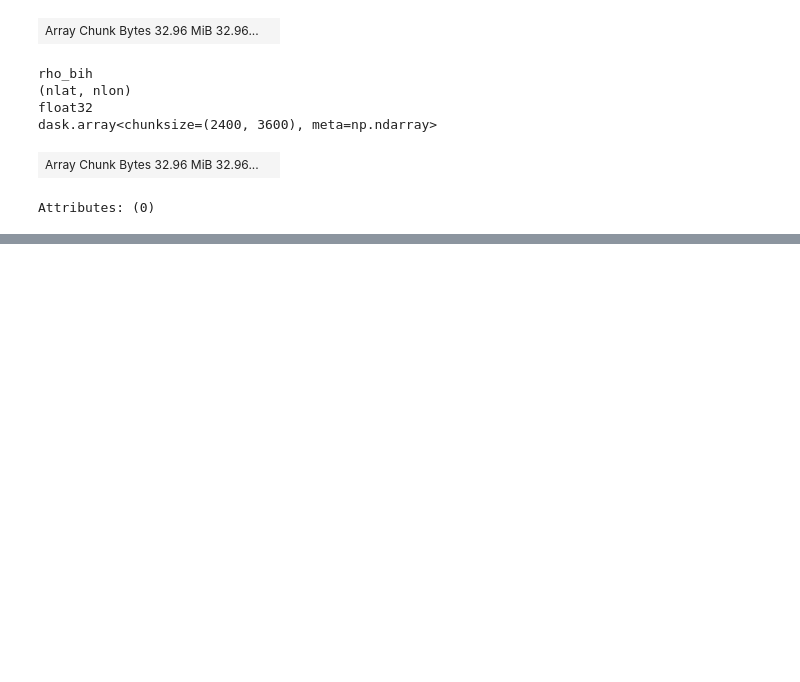
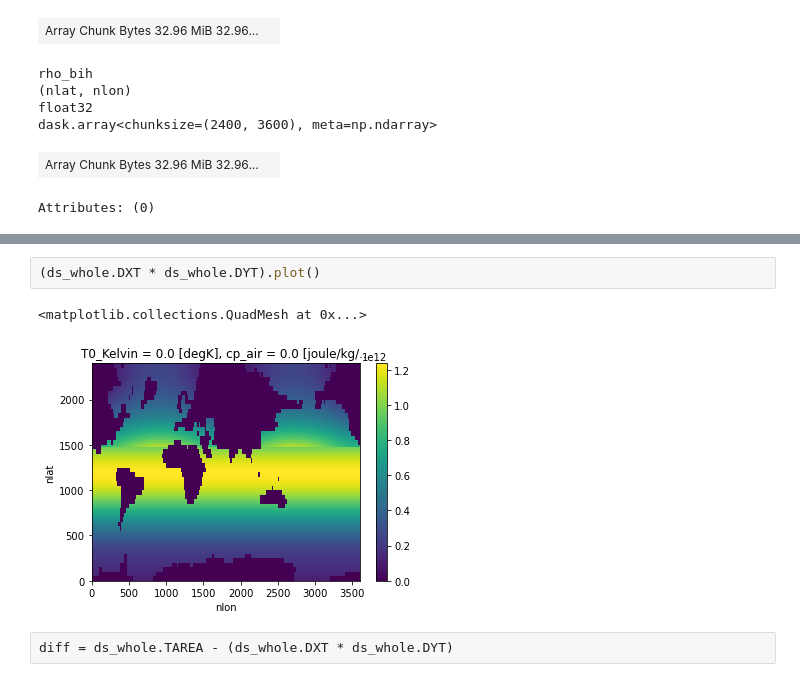
Before and after one commit to shanicetbailey/SST-gradients, a Jupyter notebook: CESM/tendency-histograms.ipynb, the cells around one changed output, grey strips where cells are left out. Cells and saved outputs as stored; diff of their text form; blank space fills up the shorter version.

```diff
--- a/CESM/tendency-histograms.ipynb
+++ b/CESM/tendency-histograms.ipynb
@@ -139,0 +276,7 @@ Attributes: (0)
+# %%
+(ds_whole.DXT * ds_whole.DYT).plot()
+# %% [output]
+<matplotlib.collections.QuadMesh at 0x...>
+[figure, added]
+# %%
+diff = ds_whole.TAREA - (ds_whole.DXT * ds_whole.DYT)
```
Also changed, not shown: parts of 58 cells of this notebook.
